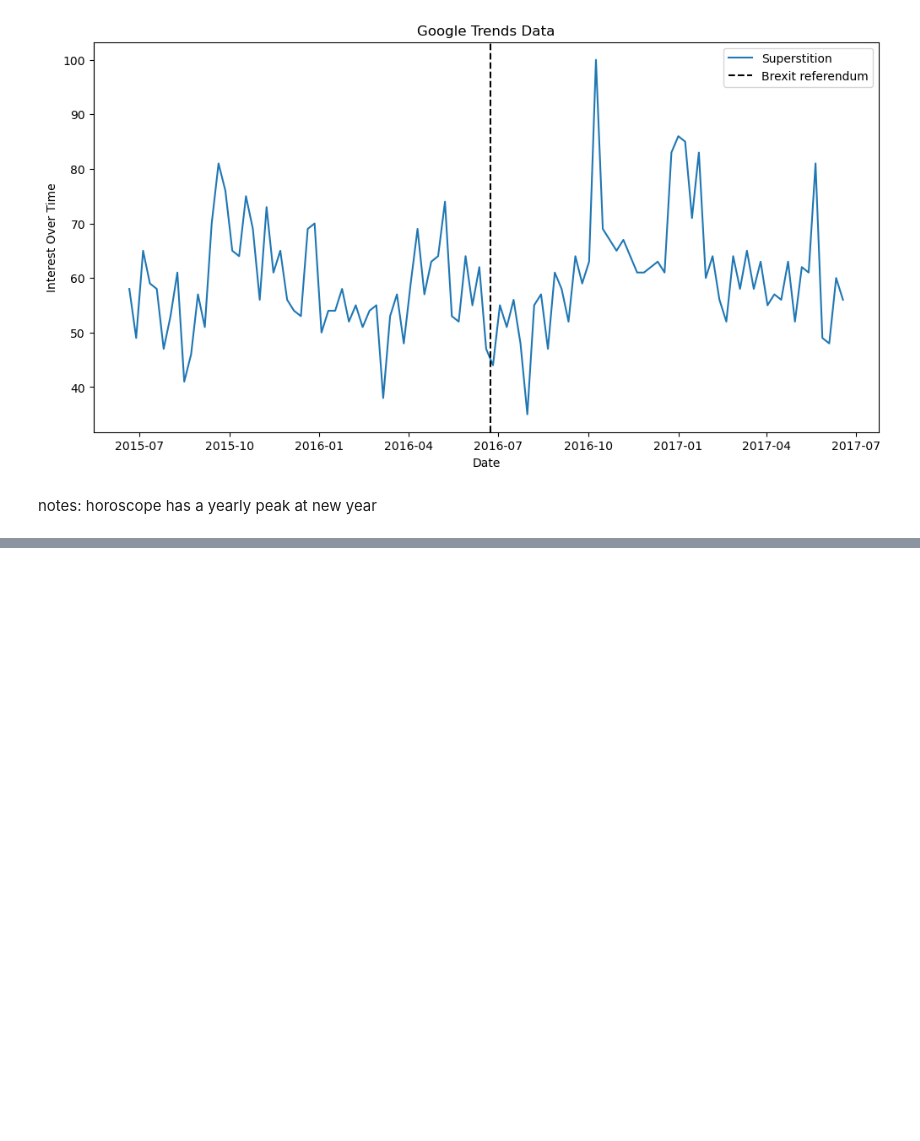
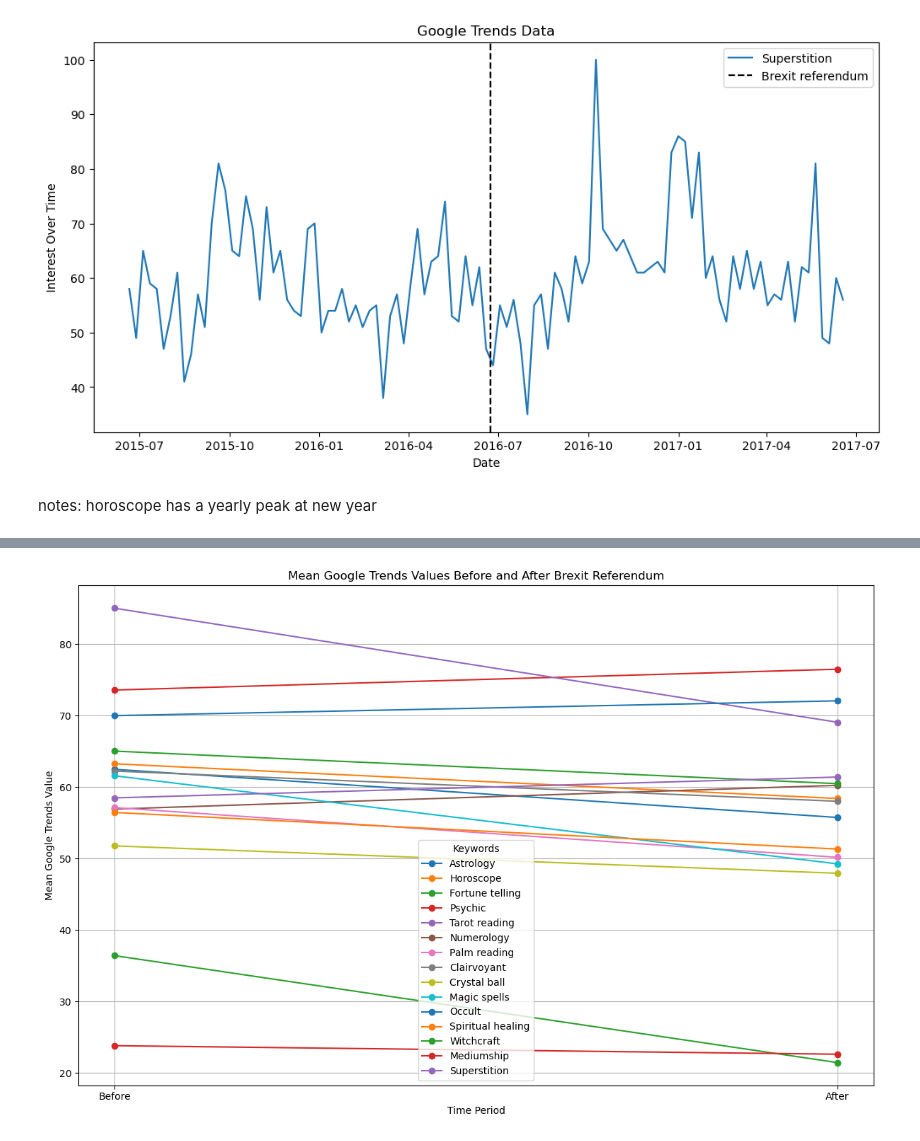
Before and after one commit to RaphaelDeGottardi/SupervisedResearch, a Jupyter notebook: GT_brexit.ipynb, the cells around one changed output, grey strips where cells are left out. Drawn from its saved outputs; the diff is of its cells as text; code cells hidden in the pictures; blank space fills up the shorter version.

Commit message:
added plots

```diff
--- a/GT_brexit.ipynb
+++ b/GT_brexit.ipynb
@@ -102,9 +106,31 @@ def plot_trends(data, keywords, vline_date=None):
 
 # Assuming trends_data is your dataframe and it's indexed by date in datetime format
 # Plot the trends and add a vertical line
-plot_trends(trends_data, ["Superstition"], '2016-06-23')
+bref_date = '2016-06-23'
+plot_trends(trends_data, ["Superstition"], bref_date)
 # %% [output]
 [figure]
 # %% [markdown]
 notes:
 horoscope has a yearly peak at new year
+# %%
+def compute_differences(data):
+        # Split the data into before and after the specified date
+        data_before = data[data.index < bref_date]
+        data_after = data[data.index >= bref_date]
+
+        # Calculate the mean values for each keyword before and after the split date
+        means_before = data_before.mean()
+        means_after = data_after.mean()
+
+        # Create a new DataFrame to store the mean values
+        means = pd.DataFrame({
+            'Mean Before 2016-06-23': means_before,
+            'Mean After 2016-06-23': means_after
+        })
+
+        return means
+means_UK = compute_differences(trends_data)
+
+# Display the new DataFrame
+print(means_UK)
@@ -110,0 +154,18 @@ horoscope has a yearly peak at new year
+# %%
+# Plotting the mean values
+plt.figure(figsize=(12, 8))
+for keyword in means_UK.index:
+    plt.plot(['Before', 'After'], means_UK.loc[keyword], marker='o', label=keyword)
+
+# Adding titles and labels
+plt.title('Mean Google Trends Values Before and After Brexit Referendum')
+plt.xlabel('Time Period')
+plt.ylabel('Mean Google Trends Value')
+plt.legend(title='Keywords')
+plt.grid(True)
+plt.tight_layout()
+
+# Display the plot
+plt.show()
+# %% [output]
+[figure, added]
```
Also changed, not shown: parts of 4 cells of this notebook.
